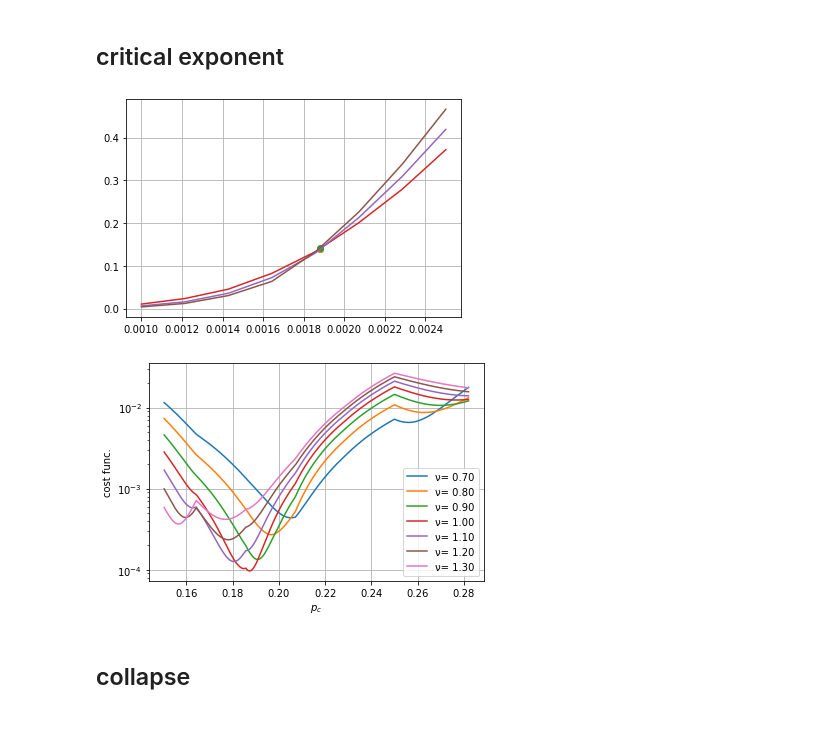
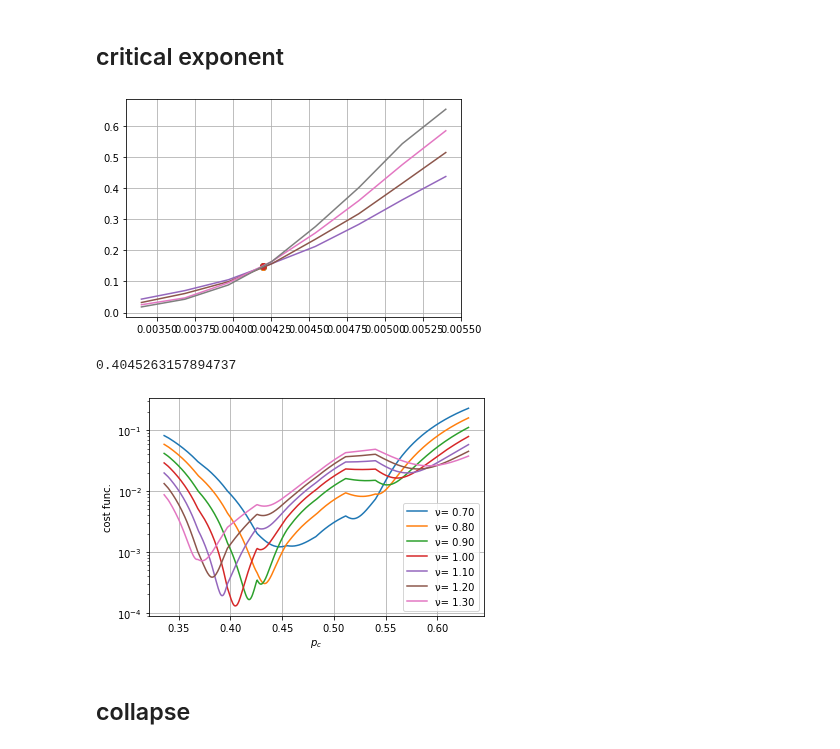
Before and after one commit to hassan-shap/quantum-emitter, a Jupyter notebook: pp_threshold_qdot.ipynb, the cells around one changed output. Saved outputs shown, nothing was run; the diff lists cells and outputs as text; code cells hidden in the pictures.

```diff
--- a/pp_threshold_qdot.ipynb
+++ b/pp_threshold_qdot.ipynb
@@ -446,9 +446,9 @@ plt.show()
 # %%
 ### loading data
 repeat = 60
-L_list = [12,14,16]
+L_list = [10,12,14,16]
 # L_list = [6,8,10] # [10,12,14,16]#
-prob_l = 0.15
+prob_l = 0.05
 
 p_loss = np.array([0,0.01,0.05,0.1,0.15,0.18,0.2,0.249])
 p_th = np.array([0.00525,0.0051,0.0042,0.003,0.00188,0.00125,0.0008,0])
@@ -475,34 +475,34 @@ for i_L, L in enumerate(L_list):
     # for i_rep in range(repeat):
     #     fname = "data_loss_qdot/" + "p1_eq_p2_p_%.2f_L_%d_i_%d_new2.npz" % (prob_l,L,i_rep)
     #     if os.path.exists(fname):
     #         npz_file = np.load(fname)
     #         p1_list, loss_prob, fail_prob_z, Nrep_loss, Nrep_flip = npz_file['p1_list'], npz_file['loss_prob'], npz_file['fail_prob_z'], npz_file['Nrep_loss'], npz_file['Nrep_flip']
     #         if first :
     #             first = False
     #             fail_prob_avg = np.zeros(len(p1_list))
     #             loss_prob_avg = 0
     #             Ntot_loss = 0
     #             Ntot_flip = 0
     #             Ntot = 0
     #         fail_prob_avg += (fail_prob_z+loss_prob)
     #         loss_prob_avg += loss_prob
     #         Ntot += Nrep_loss#*(Nrep_loss-loss_prob)+loss_prob
     if not first:
         failure_ratio_tot[i_L,:]=(fail_prob_avg/Ntot)
         # plt.plot(p1_list,failure_ratio_tot[i_L,:],".-", color="C%d" % (i_L), label="L=%d, N=%d" % (L,Ntot))
 
 plt.figure()
 Svals = np.copy(failure_ratio_tot)
 
 for i_L, L in enumerate(L_list):
     fc = np.interp(pc0,p1_list,Svals[i_L,:])
     # Svals[i_L,:] -= fc
     plt.plot(pc0,fc,"o")
 plt.plot(p1_list,failure_ratio_tot.T)
 plt.grid()
 plt.show()
 # %% [output]
-[figure, old version]
+[figure, new version]
 # %%
 ## tuning pc
 ############
@@ -514,7 +514,7 @@ plt.figure()
 for ν in ν_list:
     pc_list = np.linspace(0.8,1.5,400)*pc0
     cost= np.zeros(len(pc_list))
-
+    # print(ν)
     r_value= np.zeros((len(pc_list),len(L_list)))
     for i_p, pc in enumerate(pc_list):
         xvals = np.zeros((len(L_list),len(p1_list)))
@@ -530,7 +530,7 @@ for ν in ν_list:
         cost[i_p] = np.sum(np.var(y_vec,axis = 0))
 
     plt.plot(100*pc_list, cost,"-",markersize=4,label="ν= %.2f" % (ν))
-    if ν == 1:
+    if np.abs(ν-1) <1e-3:
         print(100*pc_list[np.argmin(cost)])
 plt.ylabel("cost func.")
 plt.xlabel(r"$p_c$")
@@ -541,7 +541,8 @@ plt.show()
 
 # [0.295-0.314,0.195,0.08-0.09]
 # %% [output]
+0.4045263157894737
-[figure, old version]
+[figure, new version]
 # %% [markdown]
 ## collapse
 # %%
```
Also changed, not shown: parts of 1 cell of this notebook, 15 other files.
